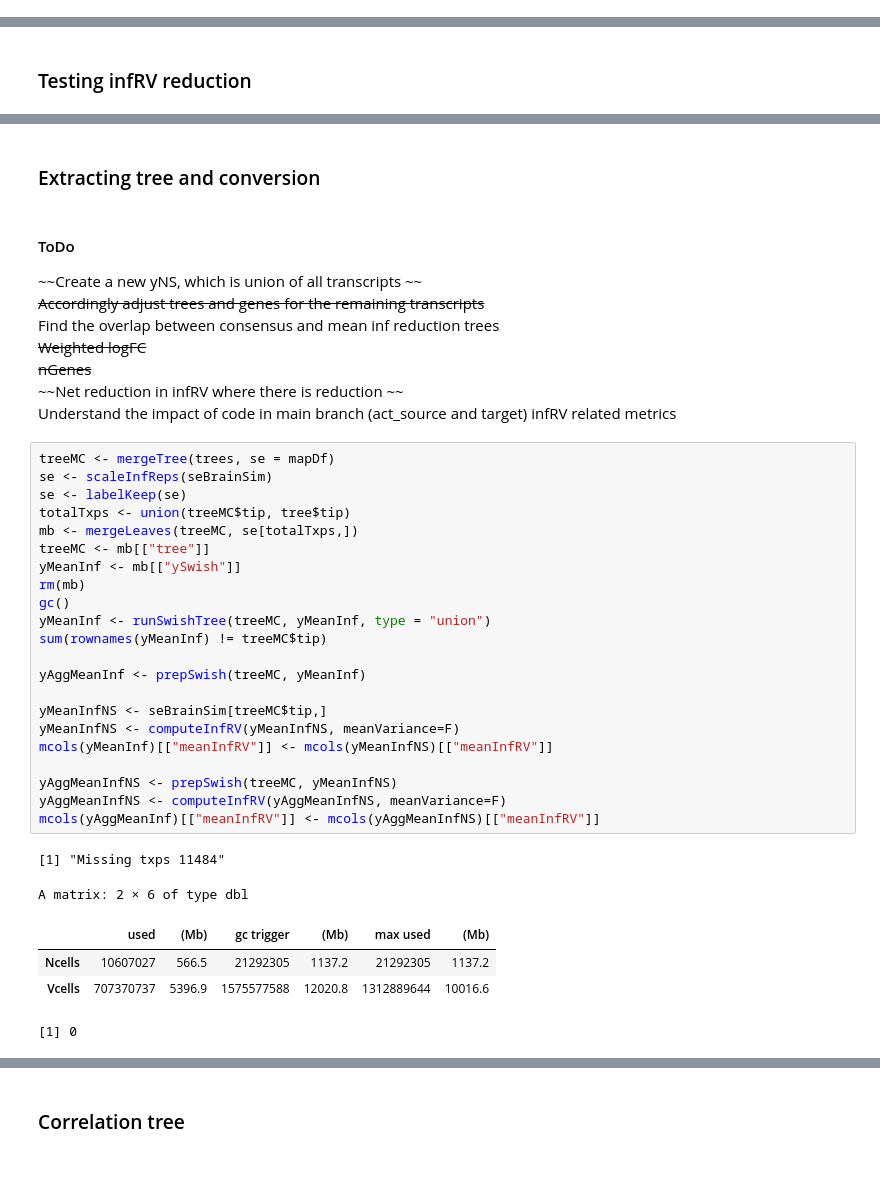
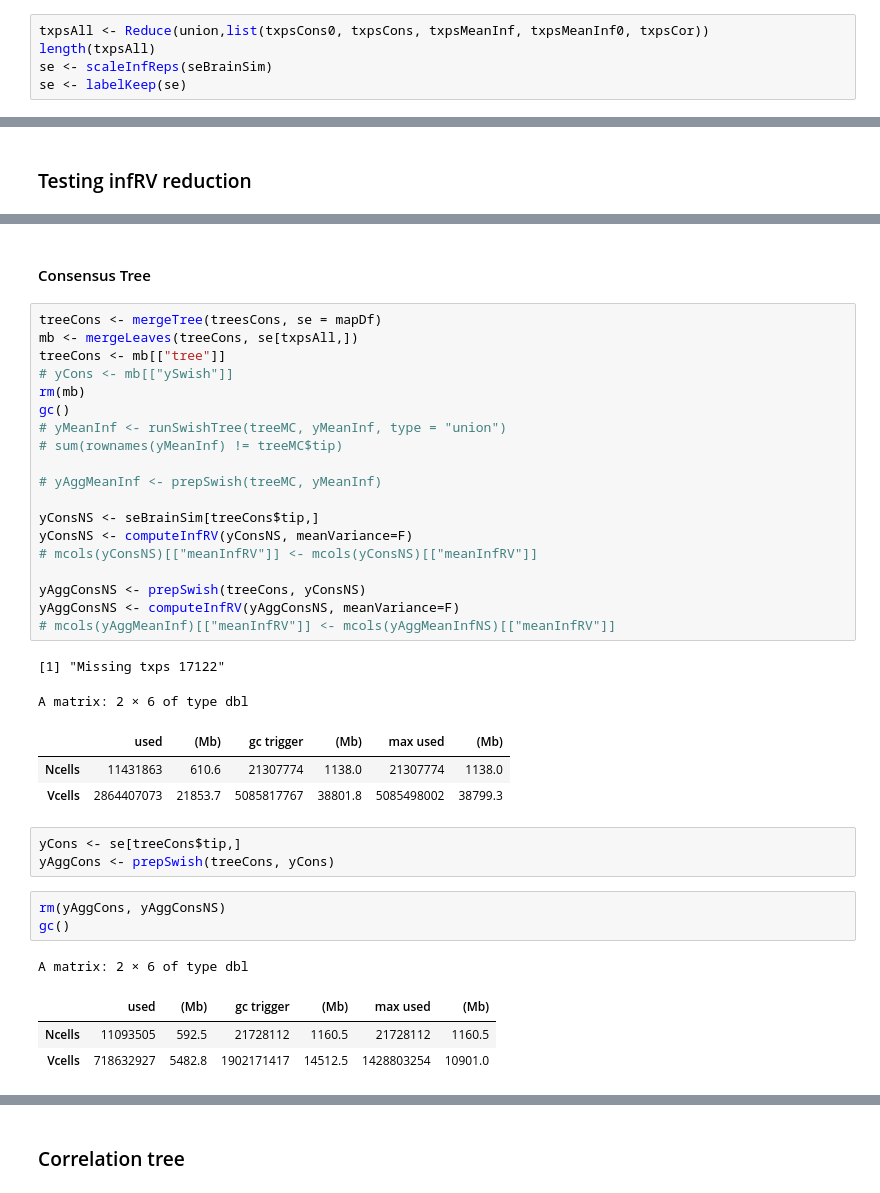
Before and after one commit to NPSDC/treeTerminusScripts, a Jupyter notebook: brain_simulation_nodtu/mode=gc_bias/post_type=gibbs_nrep=100_tf=100/mean_cons/prep_tree.ipynb, the cells around one changed output, grey strips where cells are left out. Cells and saved outputs as stored; diff of their text form; blank space fills up the shorter version.

```diff
--- a/brain_simulation_nodtu/mode=gc_bias/post_type=gibbs_nrep=100_tf=100/mean_cons/prep_tree.ipynb
+++ b/brain_simulation_nodtu/mode=gc_bias/post_type=gibbs_nrep=100_tf=100/mean_cons/prep_tree.ipynb
@@ -57,0 +52,5 @@ A data.frame: 6 × 4
+# %%
+txpsAll <- Reduce(union,list(txpsCons0, txpsCons, txpsMeanInf, txpsMeanInf0, txpsCor))
+length(txpsAll)
+se <- scaleInfReps(seBrainSim)
+se <- labelKeep(se)
@@ -88,41 +61,38 @@ for(i in seq(6)) {
-# %% [markdown]
-### Extracting tree and conversion
-# %% [markdown]
-#### ToDo
-~~Create a new yNS, which is union of all transcripts ~~<br>
-~~Accordingly adjust trees and genes for the remaining transcripts~~<br>
-Find the overlap between consensus and mean inf reduction trees<br>
-~~Weighted logFC~~<br>
-~~nGenes~~<br>
-~~Net reduction in infRV where there is reduction ~~<br>
-Understand the impact of code in main branch (act_source and target)
-infRV related metrics
+# %% [markdown]
+#### Consensus Tree
 # %%
-treeMC <- mergeTree(trees, se = mapDf)
-se <- scaleInfReps(seBrainSim)
-se <- labelKeep(se)
-totalTxps <- union(treeMC$tip, tree$tip)
-mb <- mergeLeaves(treeMC, se[totalTxps,])
-treeMC <- mb[["tree"]]
-yMeanInf <- mb[["ySwish"]]
+treeCons <- mergeTree(treesCons, se = mapDf)
+mb <- mergeLeaves(treeCons, se[txpsAll,])
+treeCons <- mb[["tree"]]
+# yCons <- mb[["ySwish"]]
 rm(mb)
 gc()
-yMeanInf <- runSwishTree(treeMC, yMeanInf, type = "union")
-sum(rownames(yMeanInf) != treeMC$tip)
+# yMeanInf <- runSwishTree(treeMC, yMeanInf, type = "union")
+# sum(rownames(yMeanInf) != treeMC$tip)
 
-yAggMeanInf <- prepSwish(treeMC, yMeanInf)
+# yAggMeanInf <- prepSwish(treeMC, yMeanInf)
 
-yMeanInfNS <- seBrainSim[treeMC$tip,]
-yMeanInfNS <- computeInfRV(yMeanInfNS, meanVariance=F)
-mcols(yMeanInf)[["meanInfRV"]] <- mcols(yMeanInfNS)[["meanInfRV"]]
+yConsNS <- seBrainSim[treeCons$tip,]
+yConsNS <- computeInfRV(yConsNS, meanVariance=F)
+# mcols(yConsNS)[["meanInfRV"]] <- mcols(yConsNS)[["meanInfRV"]]
 
-yAggMeanInfNS <- prepSwish(treeMC, yMeanInfNS)
-yAggMeanInfNS <- computeInfRV(yAggMeanInfNS, meanVariance=F)
-mcols(yAggMeanInf)[["meanInfRV"]] <- mcols(yAggMeanInfNS)[["meanInfRV"]]
+yAggConsNS <- prepSwish(treeCons, yConsNS)
+yAggConsNS <- computeInfRV(yAggConsNS, meanVariance=F)
+# mcols(yAggMeanInf)[["meanInfRV"]] <- mcols(yAggMeanInfNS)[["meanInfRV"]]
 # %% [output]
-[1] "Missing txps 11484"
+[1] "Missing txps 17122"
 A matrix: 2 × 6 of type dbl
 |  | used | (Mb) | gc trigger | (Mb) | max used | (Mb) |
-| Ncells | 10607027 | 566.5 | 21292305 | 1137.2 | 21292305 | 1137.2 |
-| Vcells | 707370737 | 5396.9 | 1575577588 | 12020.8 | 1312889644 | 10016.6 |
+| Ncells | 11431863 | 610.6 | 21307774 | 1138.0 | 21307774 | 1138.0 |
+| Vcells | 2864407073 | 21853.7 | 5085817767 | 38801.8 | 5085498002 | 38799.3 |
-[1] 0
+# %%
+yCons <- se[treeCons$tip,]
+yAggCons <- prepSwish(treeCons, yCons)
+# %%
+rm(yAggCons, yAggConsNS)
+gc()
+# %% [output]
+A matrix: 2 × 6 of type dbl
+|  | used | (Mb) | gc trigger | (Mb) | max used | (Mb) |
+| Ncells | 11093505 | 592.5 | 21728112 | 1160.5 | 21728112 | 1160.5 |
+| Vcells | 718632927 | 5482.8 | 1902171417 | 14512.5 | 1428803254 | 10901.0 |
```
Also changed, not shown: parts of 39 cells of this notebook, 9 other files.
